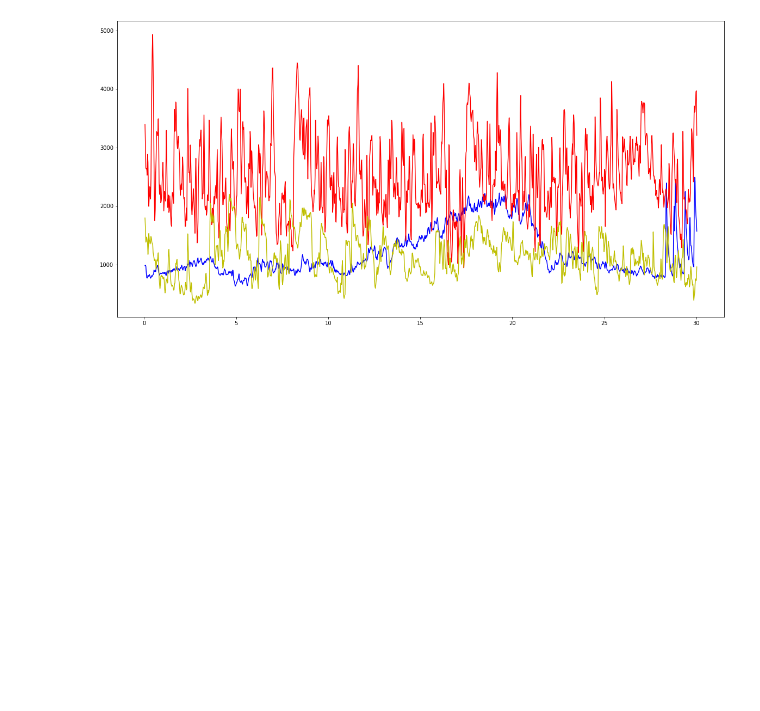
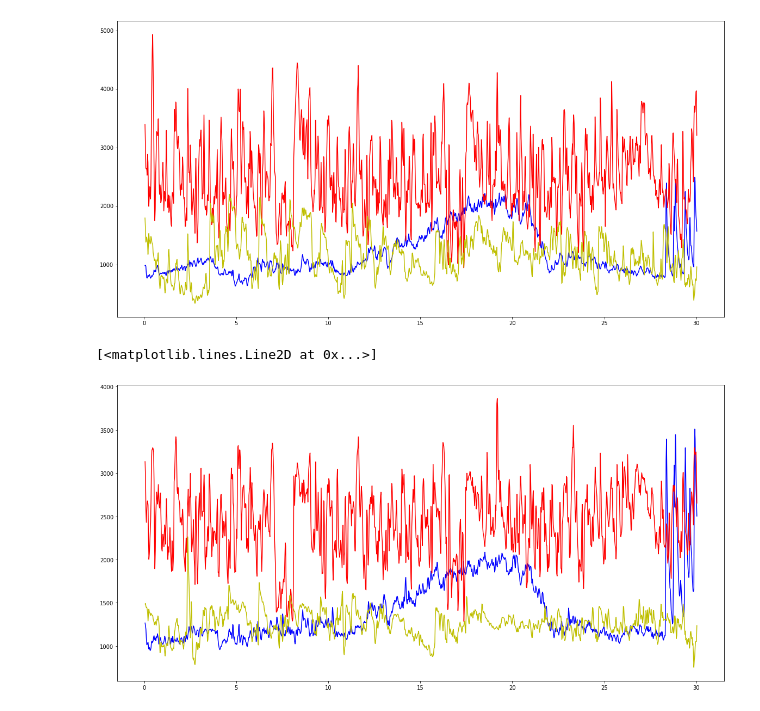
Before and after one commit to SidSaxena/audio-processing, a Jupyter notebook: spectral-centroid.ipynb, the cells around one changed output. Drawn from its saved outputs; the diff is of its cells as text; code cells hidden in the pictures; blank space fills up the shorter version.

Commit message:
implemented bandwidth

```diff
--- a/spectral-centroid.ipynb
+++ b/spectral-centroid.ipynb
@@ -36,3 +36,18 @@ plt.plot(t, sc_duke, color='y')
 # %% [output]
 [<matplotlib.lines.Line2D at 0x...>]
 [figure]
+# %%
+# Calculate Bandwidth
+
+band_debussy = librosa.feature.spectral_bandwidth(debussy, sr=sr, hop_length=HOP_SIZE, n_fft=FRAME_SIZE)[0]
+band_duke = librosa.feature.spectral_bandwidth(duke, sr=sr, hop_length=HOP_SIZE, n_fft=FRAME_SIZE)[0]
+band_redhot = librosa.feature.spectral_bandwidth(redhot, sr=sr, hop_length=HOP_SIZE, n_fft=FRAME_SIZE)[0]
+# %%
+plt.figure(figsize=[20,10])
+
+plt.plot(t, band_debussy, color='b')
+plt.plot(t, band_redhot, color='r')
+plt.plot(t, band_duke, color='y')
+# %% [output]
+[<matplotlib.lines.Line2D at 0x...>]
+[figure, added]
```
